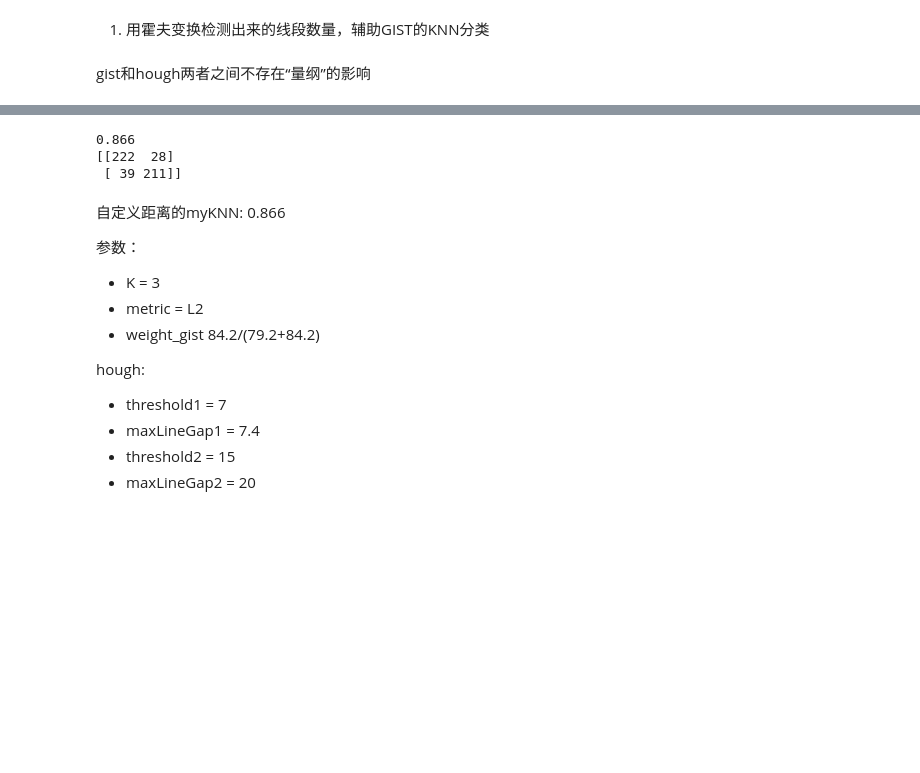
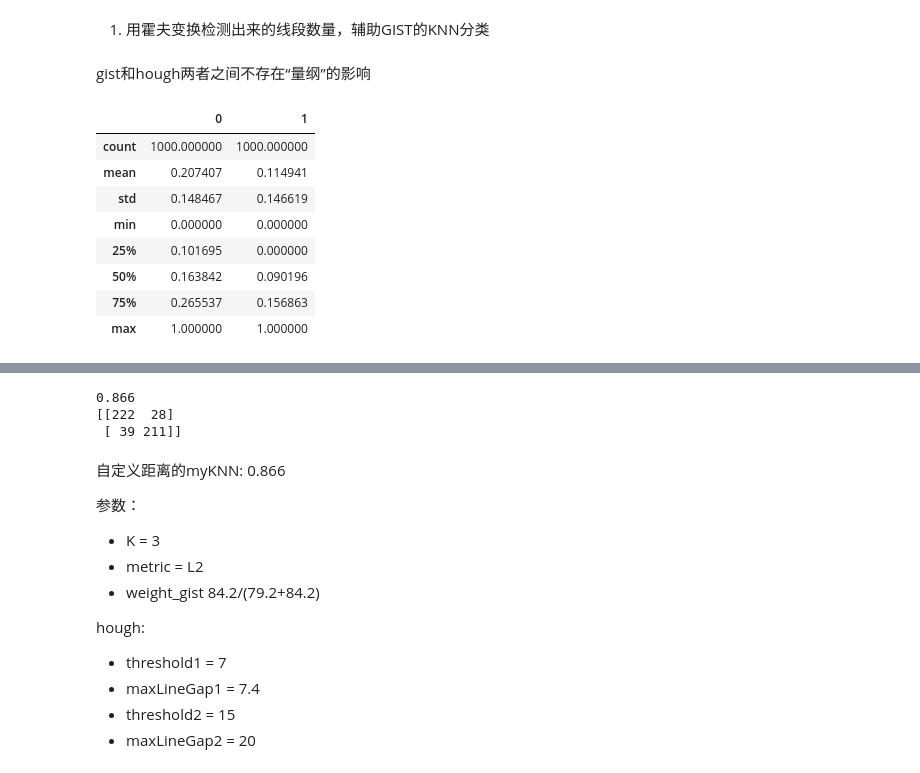
Before and after one commit to Arlene036/AI_b-classification-of-manmade-and-natural-img, a Jupyter notebook: partB.ipynb, the cells around one changed output, grey strips where cells are left out. Saved outputs shown, nothing was run; the diff lists cells and outputs as text; code cells hidden in the pictures; blank space fills up the shorter version.

```diff
--- a/partB.ipynb
+++ b/partB.ipynb
@@ -59,11 +59,11 @@ with open("natural_test.txt",'r') as f:
     y_test.append(1)
 
 
-with open("E:\\Uni\\work\\grade3.1\\AI\\pro1\\competition\\images.txt",'r') as f:
+with open("..\\competition\\images.txt",'r') as f:
   context = f.read()
   mm = context.split('\n')
   for i in range(0,len(mm)-1):
-    im = cv2.imread(str("E:\\Uni\\work\\grade3.1\\AI\\pro1\\competition\\Images\\"+mm[i]),cv2.IMREAD_COLOR)
+    im = cv2.imread(str("..\\competition\\Images\\"+mm[i]),cv2.IMREAD_COLOR)
     im1 = cv2.resize(im,(256,256))
     X_comp.append(im1)
 # %% [markdown]
@@ -287,0 +400,26 @@ for i in range(0,len(X_comp_edge)):
+# %%
+
+X_comp_hough_len = []
+X_comp_hough = []
+
+for i in range(0,len(X_comp_edge_scales)):
+  for j in range(0,4):
+    lines = cv2.HoughLinesP(X_comp_edge_scales[i][j], 1, np.pi/180, th1, 100, maxg1)
+    if lines is None:
+      X_comp_hough.append(0)
+    else:
+      X_comp_hough.append(len(lines))
+
+    lines_for_length = cv2.HoughLinesP(X_comp_edge_scales[i][j], 1, np.pi/180, th2, 100, maxg2)
+    max_length = 0 #曼哈顿距离
+    if lines_for_length is not None:
+      for line in lines_for_length:
+        x1 = line[0][0]
+        y1 = line[0][1]
+        x2 = line[0][2]
+        y2 = line[0][3]
+        temp = y2-y1+x2-x1
+        if temp > max_length:
+          max_length = temp
+
+    X_comp_hough_len.append(max_length)
@@ -1209,6 +1339,19 @@ for i in range(0,len(X_comp_hough)):
   X_comp_hough_set.append(np.array([X_comp_hough_2_.iat[i,0],X_comp_hough_2_.iat[i,1]]))
 # %% [markdown]
 gist和hough两者之间不存在“量纲”的影响
+# %%
+gist_train_df = pd.DataFrame(np.array(X_train_hough_set).reshape(1000,-1))
+gist_train_df.describe()
+# %% [output]
+|  | 0 | 1 |
+| count | 1000.000000 | 1000.000000 |
+| mean | 0.207407 | 0.114941 |
+| std | 0.148467 | 0.146619 |
+| min | 0.000000 | 0.000000 |
+| 25% | 0.101695 | 0.000000 |
+| 50% | 0.163842 | 0.090196 |
+| 75% | 0.265537 | 0.156863 |
+| max | 1.000000 | 1.000000 |
 # %%
 gist_train_df = pd.DataFrame(np.array(X_train_gist_).reshape(1000,-1))
 gist_train_df.describe()
```
Also changed, not shown: parts of 24 cells of this notebook.
